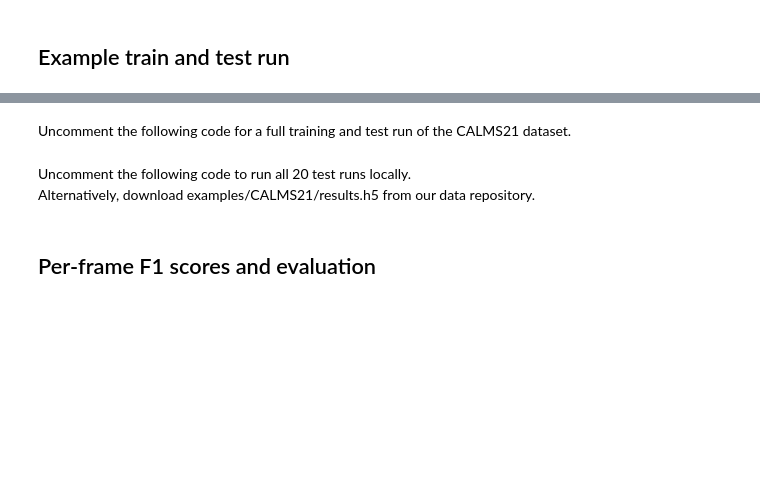
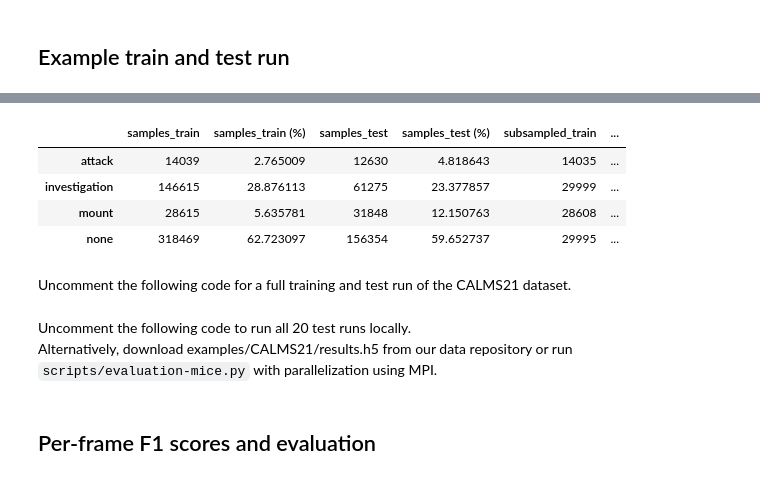
Before and after one commit to pnuehrenberg/vassi, a Jupyter notebook: examples/CALMS21/results_and_figures-mice.ipynb, the cells around one changed output, grey strips where cells are left out. Cells and saved outputs as stored; diff of their text form; code cells hidden in the pictures; blank space fills up the shorter version.

Commit message:
fix calms21 subsampling (30000 per category, not together)

```diff
--- a/examples/CALMS21/results_and_figures-mice.ipynb
+++ b/examples/CALMS21/results_and_figures-mice.ipynb
@@ -64,0 +65,38 @@ best_thresholds = [best_parameters[f"threshold-{category}"] for category in data
+# %%
+# initialize a feature extractor from a configuration file
+extractor = DataFrameFeatureExtractor(cache_directory="feature_cache_mice").read_yaml("features-mice.yaml")
+
+X_example_train, y_example_train = subsample_train(dataset_train, extractor, random_state=1, log=None)
+# %%
+sample_counts = pd.concat(
+    (
+        (
+            dataset_train
+            .observations.groupby("category")
+            .aggregate(samples_train=("duration", "sum"))
+        ),
+        (
+            dataset_test
+            .observations.groupby("category")
+            .aggregate(samples_test=("duration", "sum"))
+        ),
+        pd.DataFrame({"subsampled_train": pd.Series(*np.unique(y_example_train, return_counts=True)[::-1])})
+    ),
+    axis=1,
+)
+# %%
+sample_counts = pd.concat(
+    (
+        sample_counts,
+        (sample_counts / sample_counts.sum(axis=0) * 100).rename(columns=lambda column: f"{column} (%)")
+    ),
+    axis=1,
+).iloc[:, [0, 3, 1, 4, 2, 5]]
+
+sample_counts
+# %% [output]
+|  | samples_train | samples_train (%) | samples_test | samples_test (%) | subsampled_train | ... |
+| attack | 14039 | 2.765009 | 12630 | 4.818643 | 14035 | ... |
+| investigation | 146615 | 28.876113 | 61275 | 23.377857 | 29999 | ... |
+| mount | 28615 | 5.635781 | 31848 | 12.150763 | 28608 | ... |
+| none | 318469 | 62.723097 | 156354 | 59.652737 | 29995 | ... |
@@ -109,7 +144,7 @@ Uncomment the following code for a full training and test run of the CALMS21 dat
 # )
 # %% [markdown]
 Uncomment the following code to run all 20 test runs locally.
-Alternatively, download examples/CALMS21/results.h5 from our data repository.
+Alternatively, download examples/CALMS21/results.h5 from our data repository or run `scripts/evaluation-mice.py` with parallelization using MPI.
 # %%
 # experiment = Experiment(20, random_state=1)
 
```
Also changed, not shown: parts of 5 cells of this notebook, 7 other files.
